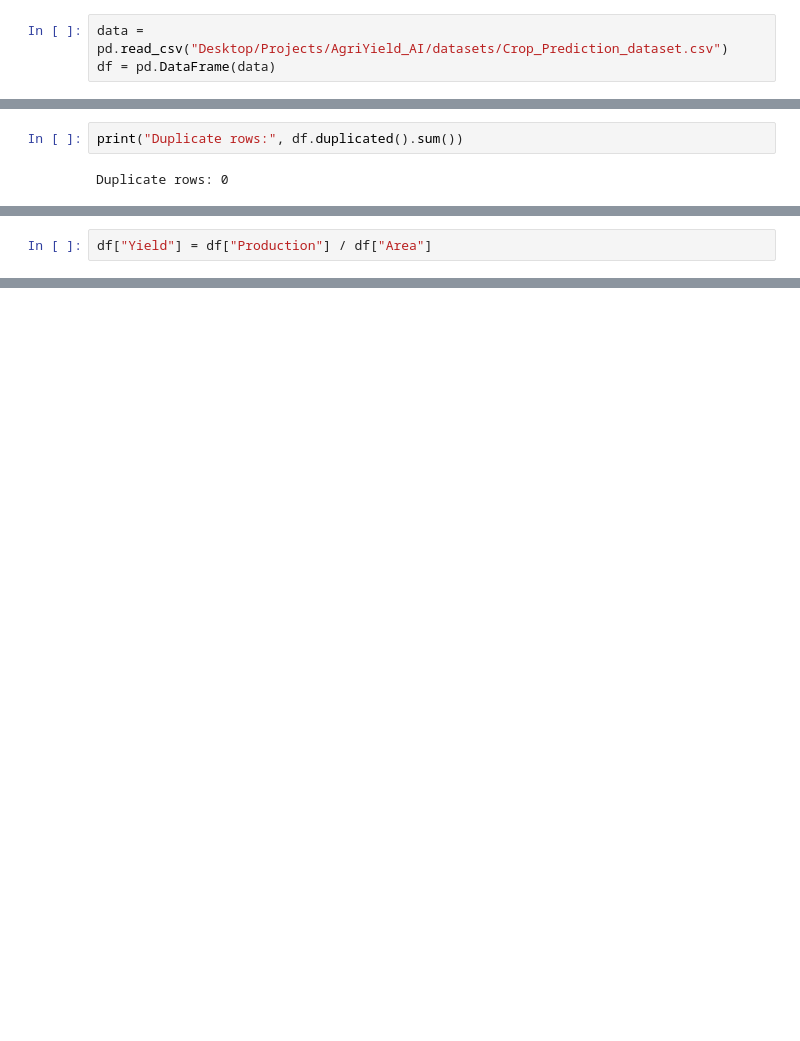
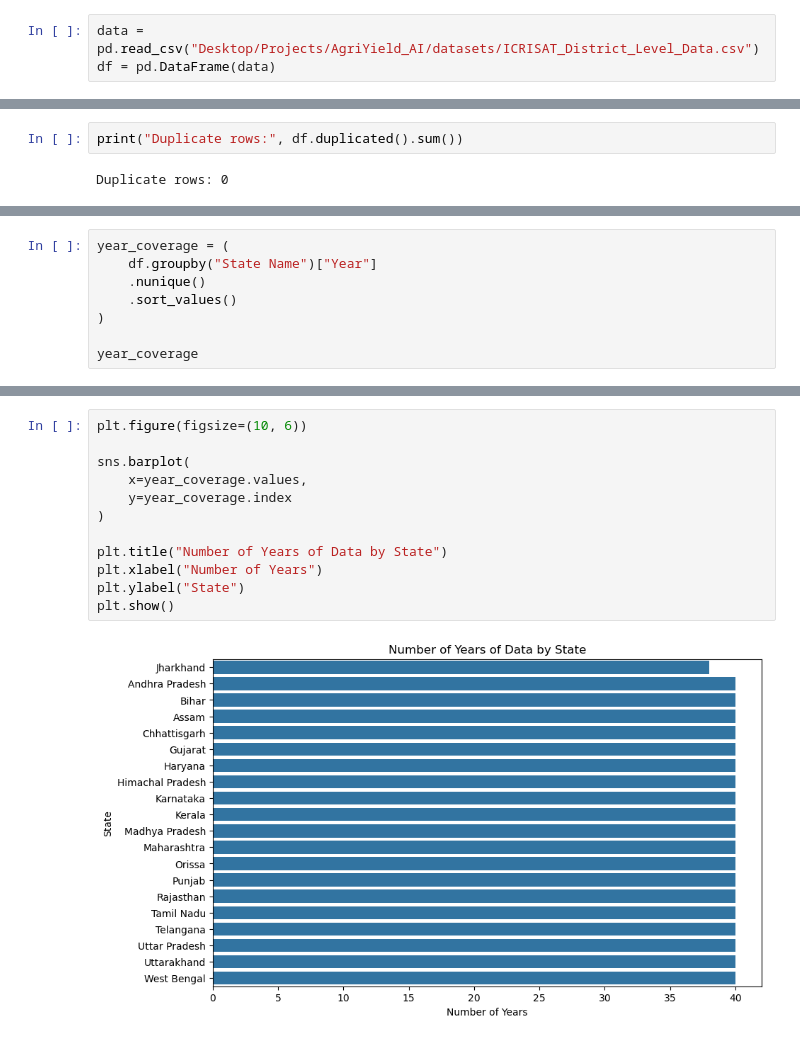
Before and after one commit to springboardmentor12233a-tech/-AI-Powered-Crop-Yield-Prediction-and-Agricultural-Productivity-Intelligence-Platform, a Jupyter notebook: notebook/combined_eda.ipynb, the cells around one changed output, grey strips where cells are left out. Saved outputs shown, nothing was run; the diff lists cells and outputs as text; blank space fills up the shorter version.

```diff
--- a/notebook/combined_eda.ipynb
+++ b/notebook/combined_eda.ipynb
@@ -5,3 +6,3 @@ import seaborn as sns
 # %%
-data = pd.read_csv("Desktop/Projects/AgriYield_AI/datasets/Crop_Prediction_dataset.csv")
+data = pd.read_csv("Desktop/Projects/AgriYield_AI/datasets/ICRISAT_District_Level_Data.csv")
 df = pd.DataFrame(data)
@@ -184,2 +111,0 @@ dtype: int64
-# %%
-df["Yield"] = df["Production"] / df["Area"]
@@ -473,0 +177,8 @@ plt.show()
+# %%
+year_coverage = (
+    df.groupby("State Name")["Year"]
+    .nunique()
+    .sort_values()
+)
+
+year_coverage
@@ -473,0 +203,14 @@ plt.show()
+# %%
+plt.figure(figsize=(10, 6))
+
+sns.barplot(
+    x=year_coverage.values,
+    y=year_coverage.index
+)
+
+plt.title("Number of Years of Data by State")
+plt.xlabel("Number of Years")
+plt.ylabel("State")
+plt.show()
+# %% [output]
+[figure, added]
```
Also changed, not shown: parts of 69 cells of this notebook, 1 other file.
